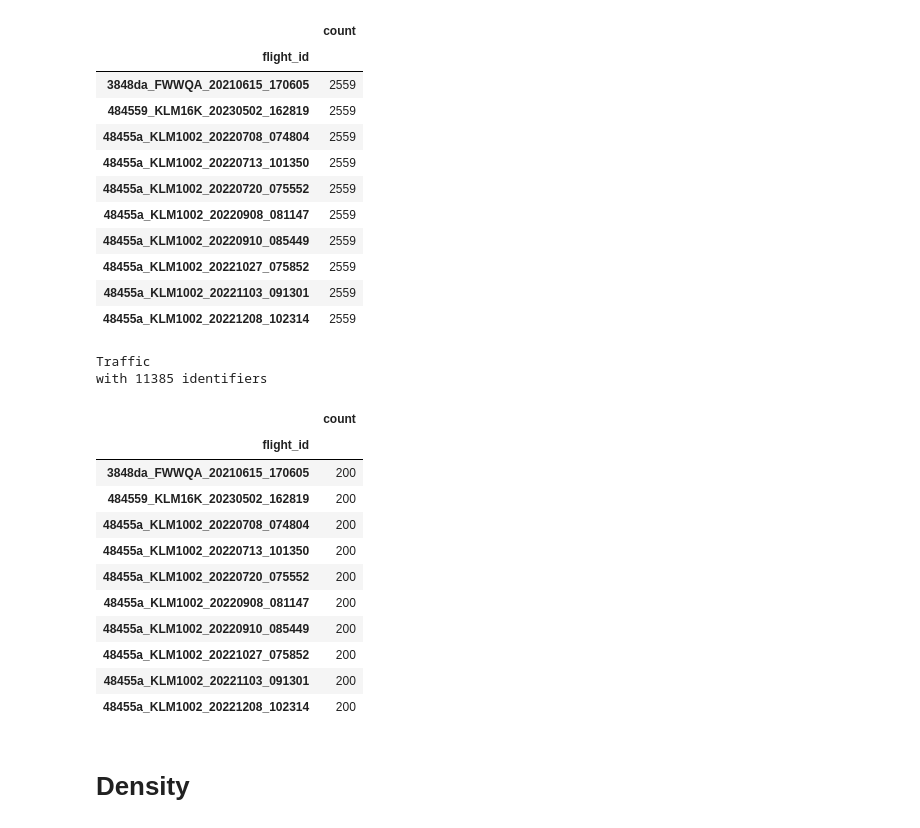
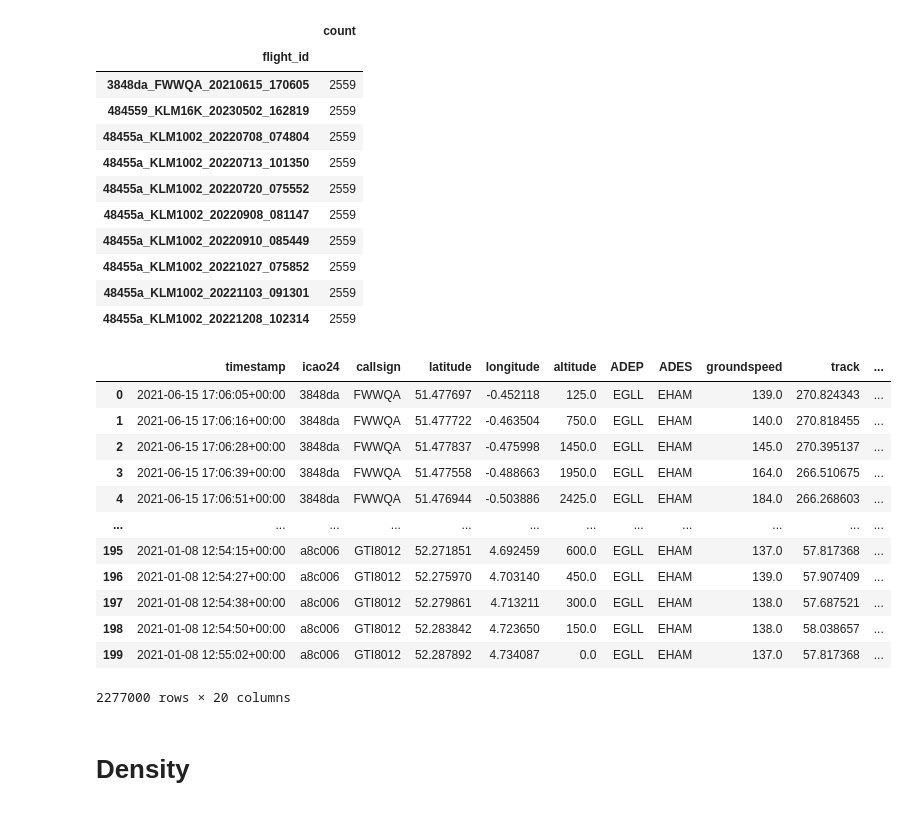
Before and after one commit to SynthAIr/DM_FM_Trajectories, a Jupyter notebook: src/data/OpenSky_viewer.ipynb, the cells around one changed output. Drawn from its saved outputs; the diff is of its cells as text; code cells hidden in the pictures.

```diff
--- a/src/data/OpenSky_viewer.ipynb
+++ b/src/data/OpenSky_viewer.ipynb
@@ -50,23 +50,22 @@ with 11385 identifiers
 # %%
 #df_test = df_2.clean_invalid().drop_duplicates().filter().resample(200).eval()  # multiprocessed (watch your RAM usage!)
 
-df_test = df_2.drop_duplicates().resample(200).eval()
-df_test
+#df_test = df_2.drop_duplicates().resample(200).eval()
+df_test.data
 # %% [output]
+|  | timestamp | icao24 | callsign | latitude | longitude | altitude | ADEP | ADES | groundspeed | track | ... |
+| 0 | 2021-06-15 17:06:05+00:00 | 3848da | FWWQA | 51.477697 | -0.452118 | 125.0 | EGLL | EHAM | 139.0 | 270.824343 | ... |
+| 1 | 2021-06-15 17:06:16+00:00 | 3848da | FWWQA | 51.477722 | -0.463504 | 750.0 | EGLL | EHAM | 140.0 | 270.818455 | ... |
+| 2 | 2021-06-15 17:06:28+00:00 | 3848da | FWWQA | 51.477837 | -0.475998 | 1450.0 | EGLL | EHAM | 145.0 | 270.395137 | ... |
+| 3 | 2021-06-15 17:06:39+00:00 | 3848da | FWWQA | 51.477558 | -0.488663 | 1950.0 | EGLL | EHAM | 164.0 | 266.510675 | ... |
+| 4 | 2021-06-15 17:06:51+00:00 | 3848da | FWWQA | 51.476944 | -0.503886 | 2425.0 | EGLL | EHAM | 184.0 | 266.268603 | ... |
+| ... | ... | ... | ... | ... | ... | ... | ... | ... | ... | ... | ... |
+| 195 | 2021-01-08 12:54:15+00:00 | a8c006 | GTI8012 | 52.271851 | 4.692459 | 600.0 | EGLL | EHAM | 137.0 | 57.817368 | ... |
+| 196 | 2021-01-08 12:54:27+00:00 | a8c006 | GTI8012 | 52.275970 | 4.703140 | 450.0 | EGLL | EHAM | 139.0 | 57.907409 | ... |
+| 197 | 2021-01-08 12:54:38+00:00 | a8c006 | GTI8012 | 52.279861 | 4.713211 | 300.0 | EGLL | EHAM | 138.0 | 57.687521 | ... |
+| 198 | 2021-01-08 12:54:50+00:00 | a8c006 | GTI8012 | 52.283842 | 4.723650 | 150.0 | EGLL | EHAM | 138.0 | 58.038657 | ... |
+| 199 | 2021-01-08 12:55:02+00:00 | a8c006 | GTI8012 | 52.287892 | 4.734087 | 0.0 | EGLL | EHAM | 137.0 | 57.817368 | ... |
-Traffic
-with 11385 identifiers
+2277000 rows × 20 columns
-|  | count |
-| flight_id |  |
-| 3848da_FWWQA_20210615_170605 | 200 |
-| 484559_KLM16K_20230502_162819 | 200 |
-| 48455a_KLM1002_20220708_074804 | 200 |
-| 48455a_KLM1002_20220713_101350 | 200 |
-| 48455a_KLM1002_20220720_075552 | 200 |
-| 48455a_KLM1002_20220908_081147 | 200 |
-| 48455a_KLM1002_20220910_085449 | 200 |
-| 48455a_KLM1002_20221027_075852 | 200 |
-| 48455a_KLM1002_20221103_091301 | 200 |
-| 48455a_KLM1002_20221208_102314 | 200 |
 # %% [markdown]
 # Density
 # %%
```
Also changed, not shown: parts of 8 cells of this notebook.
